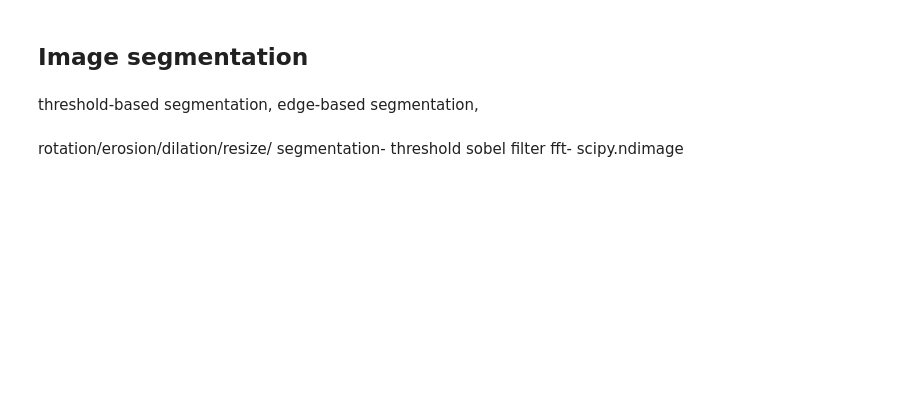
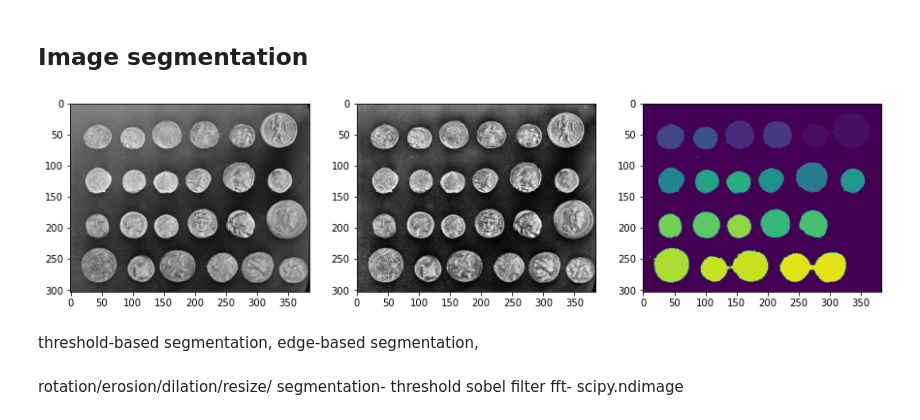
Before and after one commit to ehgus/python-101, a Jupyter notebook: chp2-image-processing.ipynb, the cells around one changed output. Cells and saved outputs as stored; diff of their text form; code cells hidden in the pictures; blank space fills up the shorter version.

```diff
--- a/chp2-image-processing.ipynb
+++ b/chp2-image-processing.ipynb
@@ -116,3 +169,24 @@ axes[3].imshow(cman_row_filtered,cmap='gray');
+# %%
+# threshold-based algorithm
+
+coins = data.coins()
+
+#
+coins_h_cont = exposure.equalize_adapthist(exposure.adjust_gamma(coins,gamma=1.5))
+# otsu thresholding
+thresh = filters.threshold_otsu(coins_h_cont)
+# closing = dilation + erosion
+bw = mph.closing(coins_h_cont > thresh, mph.disk(5))
+cleared = seg.clear_border(bw)
+label_img = measure.label(cleared)
+
+fig, axes = plt.subplots(2,3,figsize=(15,45))
+axes[0,0].imshow(coins,cmap='gray')
+axes[0,1].imshow(coins_h_cont,cmap='gray')
+axes[0,2].imshow(label_img);
+axes[]
+# %% [output]
+[figure, added]
 # %% [markdown]
 threshold-based segmentation, edge-based segmentation,
 # %% [markdown]
```
Also changed, not shown: parts of 10 cells of this notebook.
